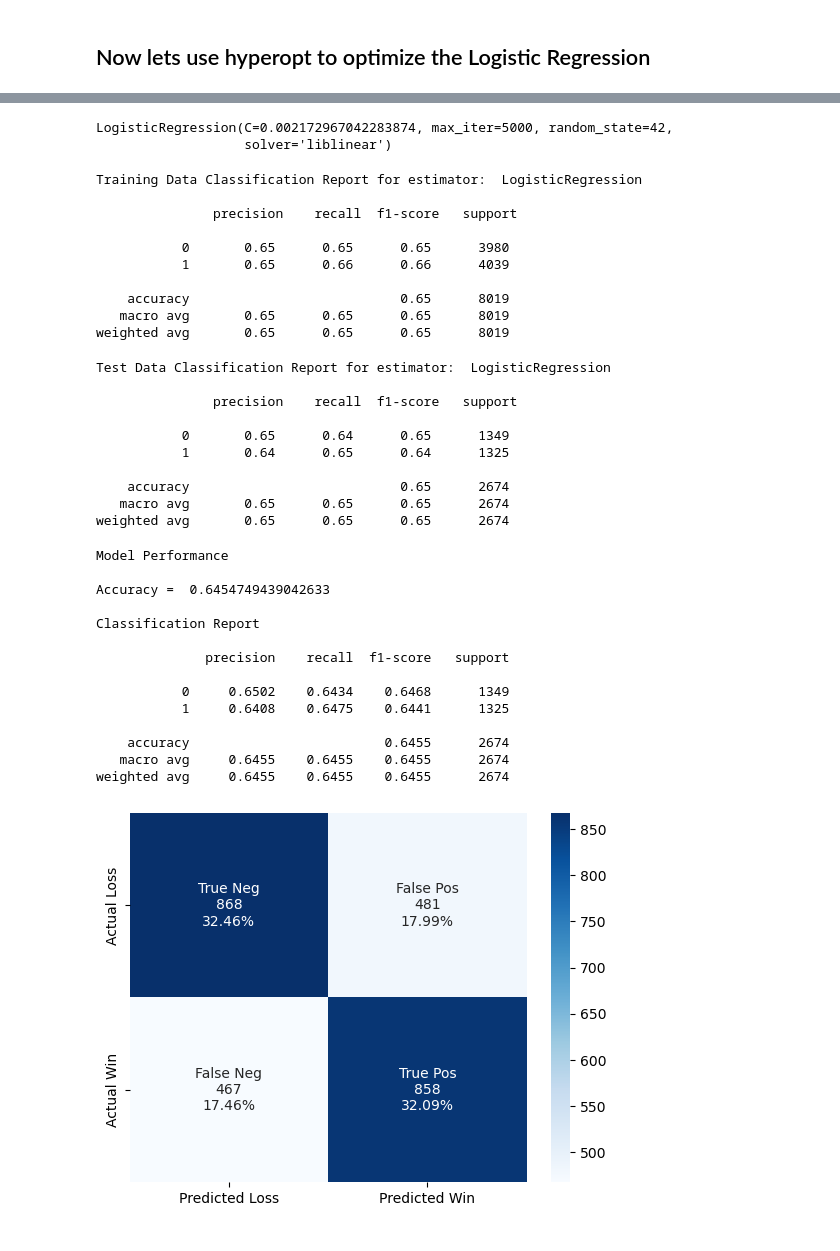
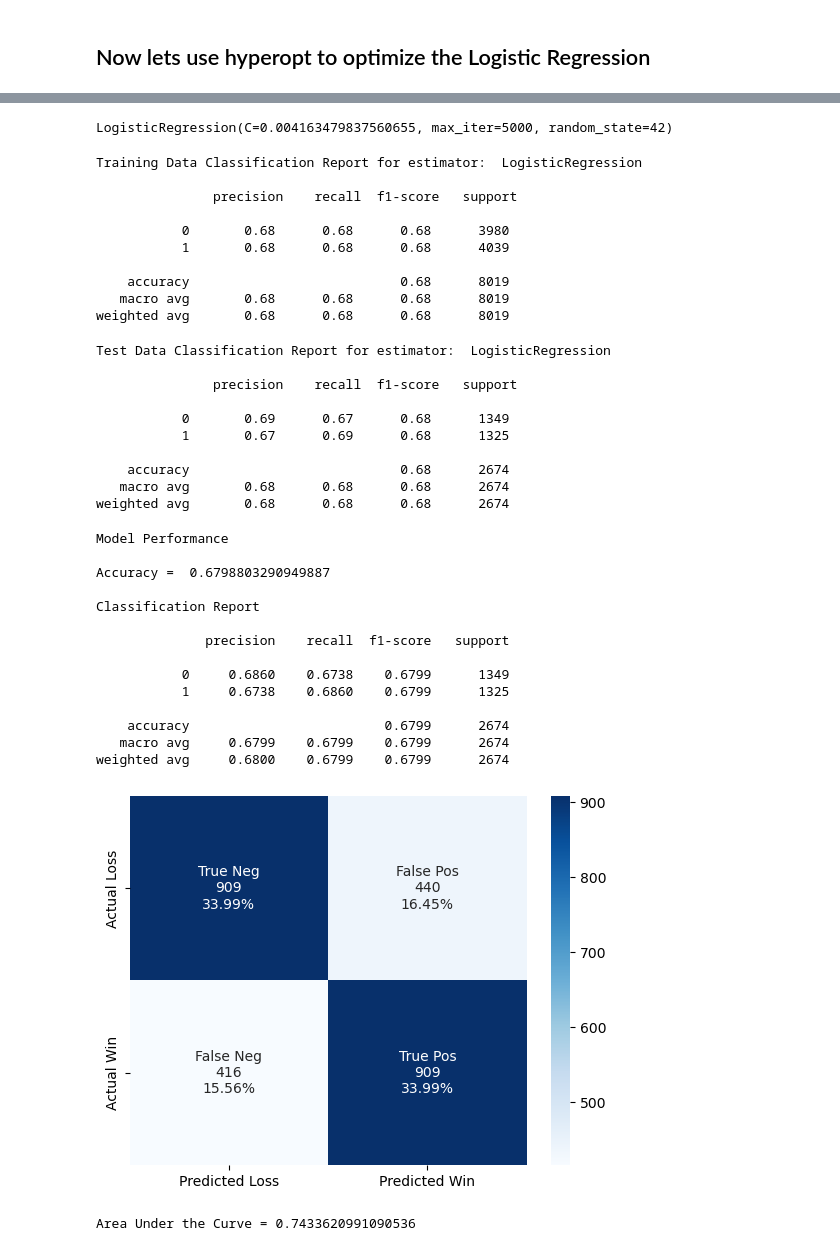
Before and after one commit to piercecappelli/NCAA-Mens-Basketball, a Jupyter notebook: College Basketball Logistic Regression Modeling.ipynb, the cells around one changed output, grey strips where cells are left out. Saved outputs shown, nothing was run; the diff lists cells and outputs as text; code cells hidden in the pictures.

```diff
--- a/College Basketball Logistic Regression Modeling.ipynb
+++ b/College Basketball Logistic Regression Modeling.ipynb
@@ -232,7 +250,7 @@ full_data_adv.shape
 
 
 
-fields_to_drop = ['G', 'Date', 'Opp', 'W/L', 'Opp.1', 'Tm', 'Team', 'OT', 'Location_A', 'Location_H', 'Location_N']
+fields_to_drop = ['G', 'Date', 'Opp', 'W/L', 'Opp.1', 'Tm', 'Team', 'OT']
 
 #fields_to_keep = []
 # %%
@@ -289,7 +322,7 @@ X_test_std.columns = X_test.columns
 logreg = LogisticRegression(random_state = 42, max_iter = 1000)
 # %%
 #fit basic logistic regression model to training data
-logreg.fit(X_train_std,y_train)
+logreg.fit(X_train_full,y_train)
 # %% [output]
 LogisticRegression(max_iter=1000, random_state=42)
 # %%
@@ -410,0 +446,7 @@ best_params
+# %%
+best_hype = {'C': 0.004163479837560655,
+ 'max_iter': 5000,
+ 'penalty': 'l2',
+ 'random_state': 42,
+ 'solver': 'lbfgs'}
+best_hype
@@ -411,18 +459,18 @@ best_params
 # %%
 #train model using best parameters from search
-hyp_logreg = LogisticRegression(C = best_params['C'],
-                  max_iter = best_params['max_iter'],
-                  penalty = best_params['penalty'],
-                  solver = best_params['solver'],
-                  random_state =  best_params['random_state'])
+hyp_logreg = LogisticRegression(C = best_hype['C'],
+                  #l1_ratio = best_params['l1_ratio'],
+                  max_iter = best_hype['max_iter'],
+                  penalty = best_hype['penalty'],
+                  solver = best_hype['solver'],
+                  random_state =  best_hype['random_state'])
 
-hyp_logreg.fit(X_train_std, y_train)
+hyp_logreg.fit(X_train_full, y_train)
 # %% [output]
-LogisticRegression(C=0.002172967042283874, max_iter=5000, random_state=42,
-                   solver='liblinear')
+LogisticRegression(C=0.004163479837560655, max_iter=5000, random_state=42)
 # %%
 #examine accuracy on training data
-y_pred = hyp_logreg.predict(X_train_std)
+y_pred = hyp_logreg.predict(X_train_full)
 print('Training Data Classification Report for estimator: ',
       str(hyp_logreg).split('(')[0])
 print('\n', classification_report(y_train, y_pred))
@@ -431,15 +479,15 @@ Training Data Classification Report for estimator:  LogisticRegression
 
                precision    recall  f1-score   support
 
-           0       0.65      0.65      0.65      3980
-           1       0.65      0.66      0.66      4039
+           0       0.68      0.68      0.68      3980
+           1       0.68      0.68      0.68      4039
 
-    accuracy                           0.65      8019
-   macro avg       0.65      0.65      0.65      8019
-weighted avg       0.65      0.65      0.65      8019
+    accuracy                           0.68      8019
+   macro avg       0.68      0.68      0.68      8019
+weighted avg       0.68      0.68      0.68      8019
 # %%
 #examine accuracy on test data
-y_pred = hyp_logreg.predict(X_test_std)
+y_pred = hyp_logreg.predict(X_test_full)
 
 # TEST -- classification report and store predictions/ probabilities
 print('Test Data Classification Report for estimator: ',
@@ -450,28 +498,29 @@ Test Data Classification Report for estimator:  LogisticRegression
 
                precision    recall  f1-score   support
 
-           0       0.65      0.64      0.65      1349
-           1       0.64      0.65      0.64      1325
+           0       0.69      0.67      0.68      1349
+           1       0.67      0.69      0.68      1325
 
-    accuracy                           0.65      2674
-   macro avg       0.65      0.65      0.65      2674
-weighted avg       0.65      0.65      0.65      2674
+    accuracy                           0.68      2674
+   macro avg       0.68      0.68      0.68      2674
+weighted avg       0.68      0.68      0.68      2674
 # %%
 #further investigate accuracy on test data
-evaluate_classification(hyp_logreg, X_test_std, y_test)
+evaluate_classification(hyp_logreg, X_test_full, y_test, extra = True)
 # %% [output]
 Model Performance
 
-Accuracy =  0.6454749439042633
+Accuracy =  0.6798803290949887
 
 Classification Report
 
               precision    recall  f1-score   support
 
-           0     0.6502    0.6434    0.6468      1349
-           1     0.6408    0.6475    0.6441      1325
+           0     0.6860    0.6738    0.6799      1349
+           1     0.6738    0.6860    0.6799      1325
 
-    accuracy                         0.6455      2674
-   macro avg     0.6455    0.6455    0.6455      2674
-weighted avg     0.6455    0.6455    0.6455      2674
+    accuracy                         0.6799      2674
+   macro avg     0.6799    0.6799    0.6799      2674
+weighted avg     0.6800    0.6799    0.6799      2674
-[figure, old version]
+[figure, new version]
+Area Under the Curve = 0.7433620991090536
```
Also changed, not shown: parts of 65 cells of this notebook.
